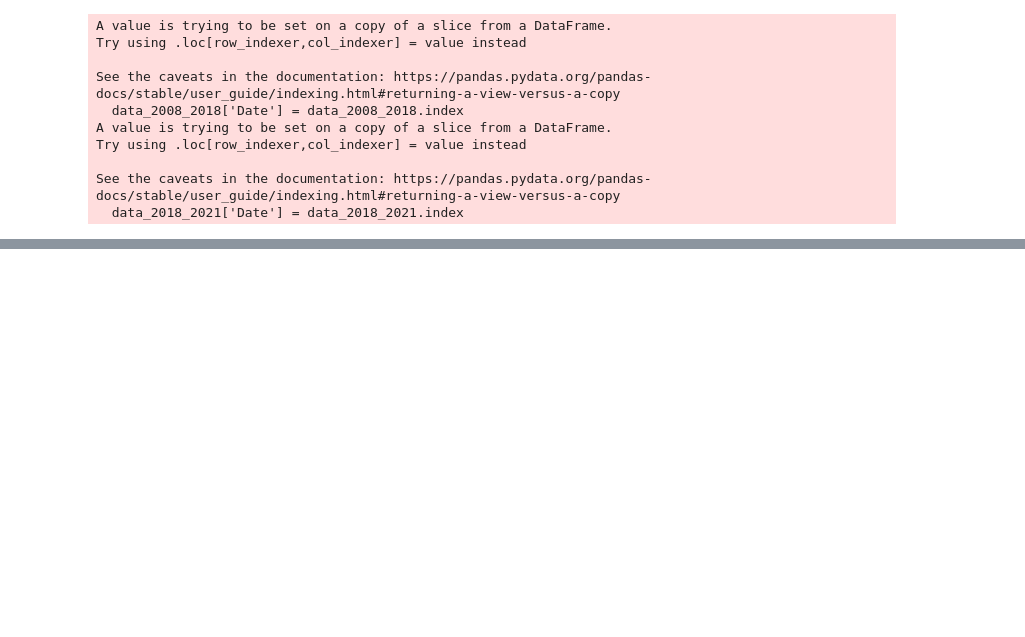
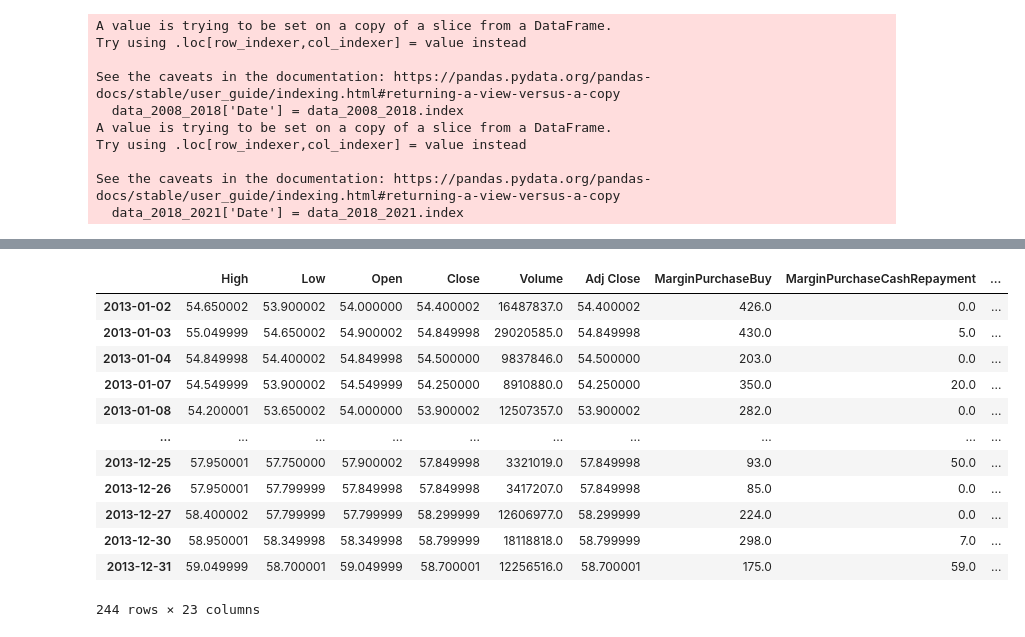
Before and after one commit to yayaya0411/DeepRL_Trading, a Jupyter notebook: preprocess_data.ipynb, the cells around one changed output, grey strips where cells are left out. Cells and saved outputs as stored; diff of their text form; code cells hidden in the pictures; blank space fills up the shorter version.

```diff
--- a/preprocess_data.ipynb
+++ b/preprocess_data.ipynb
@@ -42,11 +25,0 @@ data_2008_2018[~data_2008_2018['buy_volume'].isnull()]
-# %%
-
-def stock_close_prices(key):
-    '''return a list containing stock close prices from a .csv file'''
-    prices = []
-    lines = open("data/" + key + ".csv", "r").read().splitlines()
-    for line in lines[1:]:
-        prices.append(float(line.split(",")[4]))
-    return prices
-data = stock_close_prices('0050_2008_2018')
-np.array(data).shape
@@ -55,8 +25,0 @@ np.array(data).shape
-# %%
-
-def stock_margin_prices(key):
-    data = pd.read_csv(os.path.join("data",key+".csv"),index_col=0)
-    data = data.iloc[:,6:-1]
-    return data.values
-data = stock_margin_prices('0050_2008_2018')
-data
@@ -78,0 +26,8 @@ generate_margin_state(margin, end_index, window_size)
+# %%
+
+data_2013 = data.loc['2013/01/01':'2013/12/31']
+data_2013['Date'] = data_2013.index
+data_2013.to_csv('data/0050_2013.csv')
+data_2014 = data.loc['2014/01/01':'2014/12/31']
+data_2014['Date'] = data_2014.index
+data_2014.to_csv('data/0050_2014.csv')
@@ -78,0 +45,16 @@ generate_margin_state(margin, end_index, window_size)
+# %%
+data_2013
+# %% [output]
+|  | High | Low | Open | Close | Volume | Adj Close | MarginPurchaseBuy | MarginPurchaseCashRepayment | ... |
+| 2013-01-02 | 54.650002 | 53.900002 | 54.000000 | 54.400002 | 16487837.0 | 54.400002 | 426.0 | 0.0 | ... |
+| 2013-01-03 | 55.049999 | 54.650002 | 54.900002 | 54.849998 | 29020585.0 | 54.849998 | 430.0 | 5.0 | ... |
+| 2013-01-04 | 54.849998 | 54.400002 | 54.849998 | 54.500000 | 9837846.0 | 54.500000 | 203.0 | 0.0 | ... |
+| 2013-01-07 | 54.549999 | 53.900002 | 54.549999 | 54.250000 | 8910880.0 | 54.250000 | 350.0 | 20.0 | ... |
+| 2013-01-08 | 54.200001 | 53.650002 | 54.000000 | 53.900002 | 12507357.0 | 53.900002 | 282.0 | 0.0 | ... |
+| ... | ... | ... | ... | ... | ... | ... | ... | ... | ... |
+| 2013-12-25 | 57.950001 | 57.750000 | 57.900002 | 57.849998 | 3321019.0 | 57.849998 | 93.0 | 50.0 | ... |
+| 2013-12-26 | 57.950001 | 57.799999 | 57.849998 | 57.849998 | 3417207.0 | 57.849998 | 85.0 | 0.0 | ... |
+| 2013-12-27 | 58.400002 | 57.799999 | 57.799999 | 58.299999 | 12606977.0 | 58.299999 | 224.0 | 0.0 | ... |
+| 2013-12-30 | 58.950001 | 58.349998 | 58.349998 | 58.799999 | 18118818.0 | 58.799999 | 298.0 | 7.0 | ... |
+| 2013-12-31 | 59.049999 | 58.700001 | 59.049999 | 58.700001 | 12256516.0 | 58.700001 | 175.0 | 59.0 | ... |
+244 rows × 23 columns
```
Also changed, not shown: parts of 5 cells of this notebook, 14 other files.
